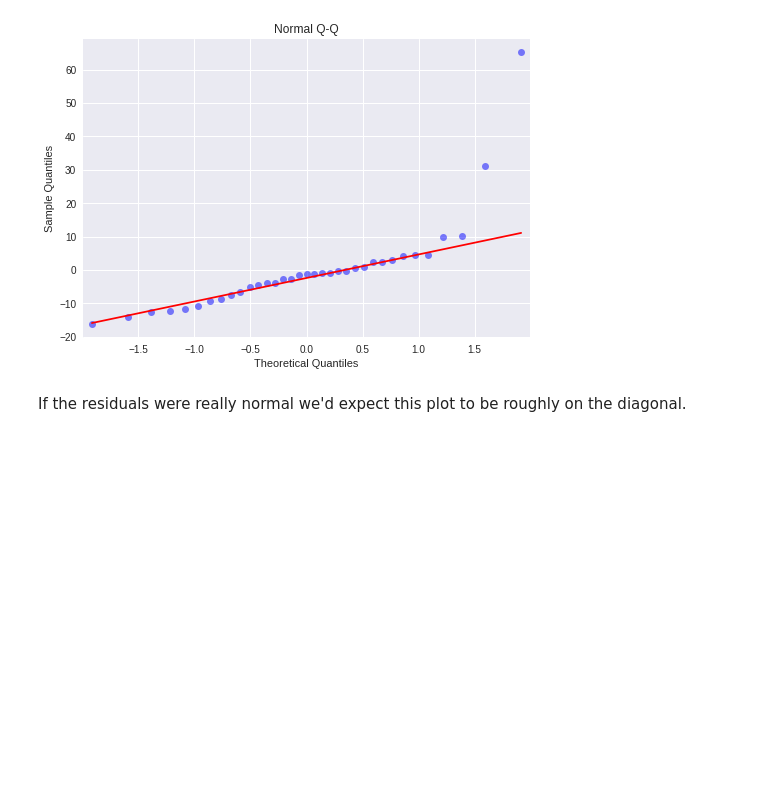
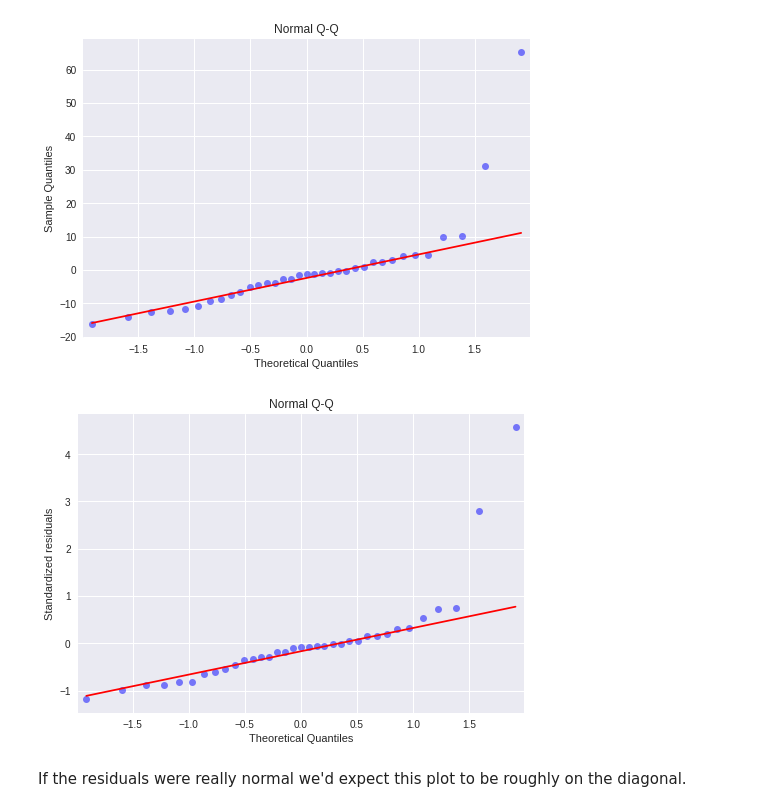
Before and after one commit to DoosanJung/stanford-stats191-python, a Jupyter notebook: 6_diagnostics_in_multiple_linear_regression_part2.ipynb, the cells around one changed output. Cells and saved outputs as stored; diff of their text form; code cells hidden in the pictures; blank space fills up the shorter version.

```diff
--- a/6_diagnostics_in_multiple_linear_regression_part2.ipynb
+++ b/6_diagnostics_in_multiple_linear_regression_part2.ipynb
@@ -238,6 +237,16 @@ plt.title('Normal Q-Q')
 plt.show()
 # %% [output]
 [figure]
+# %%
+# Normal Q-Q Plot
+# the standardized residuals vs. normal quantiles
+qqplot(res.get_influence().resid_studentized_internal, line='q', alpha=0.5)
+plt.xlabel('Theoretical Quantiles')
+plt.ylabel('Standardized residuals')
+plt.title('Normal Q-Q')
+plt.show()
+# %% [output]
+[figure, added]
 # %% [markdown]
 If the residuals were really normal we'd expect this plot to be roughly on the diagonal.
 # %%
```
Also changed, not shown: parts of 4 cells of this notebook, 3 other files.
